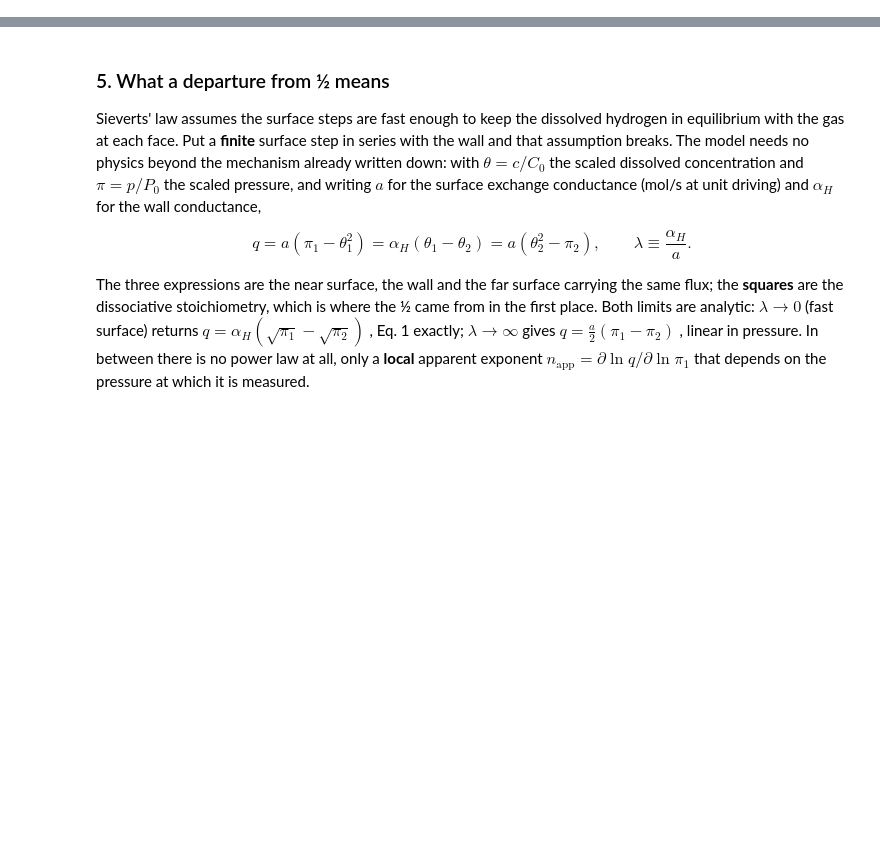
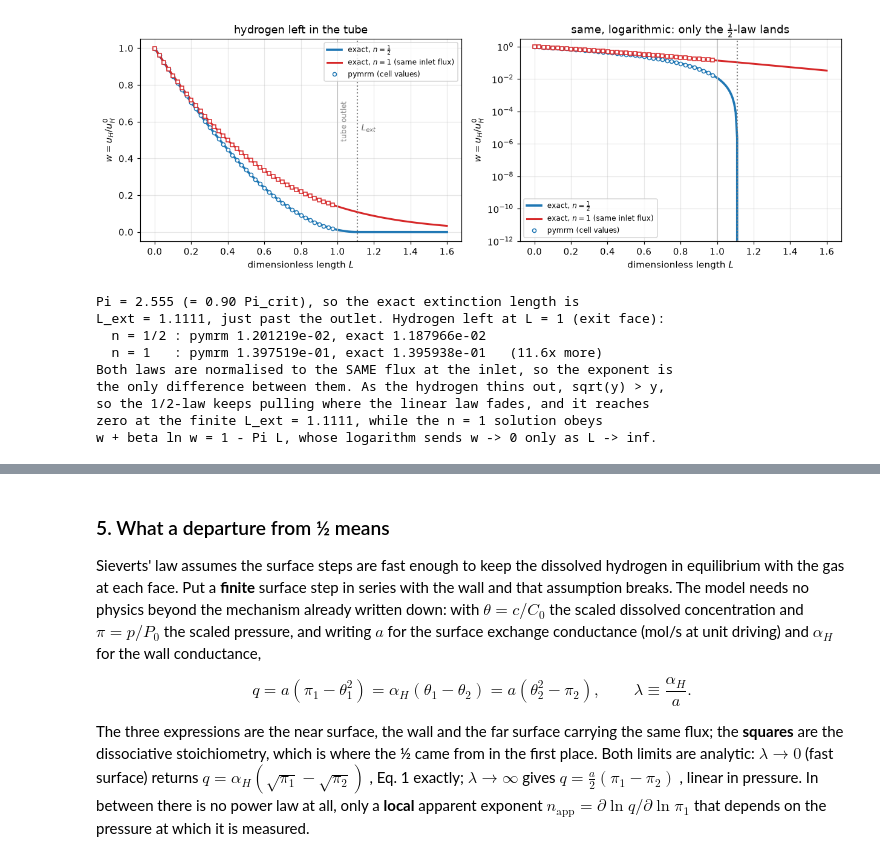
Before and after one commit to computational-chemical-engineering/pymrm-gallery, a Jupyter notebook: pages/H1.1-sieverts-permeation/index.ipynb, the cells around one changed output, grey strips where cells are left out. Cells and saved outputs as stored; diff of their text form; code cells hidden in the pictures; blank space fills up the shorter version.

```diff
--- a/pages/H1.1-sieverts-permeation/index.ipynb
+++ b/pages/H1.1-sieverts-permeation/index.ipynb
@@ -1053,0 +538,10 @@ why the flat start loses it: the extinction tail, from the march at Itoh's Pi
+# %%
+NEWTON_ITERS = []   # Newton iterations of every channel solve on the page that converged
+
+
+def channel(Pi, beta=None, **kw):
+    """A Permeator solved in s from the flat state; raises when Newton does not converge."""
+    p = Permeator(Pi, BETA if beta is None else beta, **kw)
+    p.solve()
+    NEWTON_ITERS.append(p.result.nit)
+    return p
@@ -1053,0 +660,62 @@ why the flat start loses it: the extinction tail, from the march at Itoh's Pi
+# %%
+# --- profiles: the finite extinction of a 1/2-law vs the tail of a 1-law ----
+# Compared at equal flux AT THE INLET, so the exponent is the only difference:
+#   alpha_n y0^n = alpha_H y0^(1/2)   =>   Pi_n = Pi y0^(1/2 - n)
+Y0 = 1.0 / (1.0 + BETA)
+PI_DEMO = 0.90 * PI_CRIT                     # L_ext = 1.111: just past the outlet
+
+
+def demo_profiles(pi_lin=None):
+    """Outlet hydrogen of the 1/2-law and the equal-inlet-flux 1-law channels."""
+    pi_lin = PI_DEMO * Y0 ** (0.5 - 1.0) if pi_lin is None else pi_lin
+    p_half = channel(PI_DEMO, n=N_EXP, n_z=1600)
+    p_lin = channel(pi_lin, n=1.0, n_z=1600)
+    return p_half, p_lin, pi_lin
+
+
+p_half, p_lin, PI_LIN = demo_profiles()
+Lg = np.linspace(0.0, 1.6, 200)
+ex_half, ex_lin = exact_half(Lg, BETA, PI_DEMO), exact_lin(Lg, BETA, PI_LIN)
+L_EXT_DEMO = G_half(1.0, BETA) / PI_DEMO
+
+fig, ax = plt.subplots(1, 2, figsize=(11.4, 4.0))
+for a, logy in zip(ax, (False, True)):
+    a.plot(Lg, ex_half, lw=2.4, color="tab:blue", label=r"exact, $n=\frac{1}{2}$")
+    a.plot(Lg, ex_lin, lw=2.0, color="tab:red", label="exact, $n=1$ (same inlet flux)")
+    a.plot(p_half.z_c[::40], p_half.w.ravel()[::40], "o", ms=4, color="tab:blue",
+           mfc="w", label="pymrm (cell values)")
+    a.plot(p_lin.z_c[::40], p_lin.w.ravel()[::40], "s", ms=4, color="tab:red", mfc="w")
+    a.axvline(L_EXT_DEMO, color="0.5", ls=":", lw=1.4)
+    a.axvline(1.0, color="0.75", lw=1.0)
+    a.set(xlabel="dimensionless length $L$", ylabel="$w = u_H/u_H^0$")
+    if logy:
+        a.set_yscale("log"); a.set_ylim(1e-12, 3)
+        a.set_title(r"same, logarithmic: only the $\frac{1}{2}$-law lands")
+    else:
+        a.set_title("hydrogen left in the tube")
+    a.legend(fontsize=8)
+ax[0].text(L_EXT_DEMO + 0.02, 0.55, "$L_{ext}$", fontsize=9, color="0.4")
+ax[0].text(1.015, 0.5, "tube outlet", fontsize=8, color="0.55", rotation=90)
+fig.tight_layout(); plt.show()
+W_HALF_OUT, W_LIN_OUT = p_half.outlet_value(), p_lin.outlet_value()
+print(f"Pi = {PI_DEMO:.3f} (= 0.90 Pi_crit), so the exact extinction length is")
+print(f"L_ext = {L_EXT_DEMO:.4f}, just past the outlet. Hydrogen left at L = 1 (exit face):")
+print(f"  n = 1/2 : pymrm {W_HALF_OUT:.6e}, exact {exact_half(1.0, BETA, PI_DEMO)[0]:.6e}")
+print(f"  n = 1   : pymrm {W_LIN_OUT:.6e}, exact {exact_lin(1.0, BETA, PI_LIN)[0]:.6e}"
+      f"   ({W_LIN_OUT / W_HALF_OUT:.1f}x more)")
+print("Both laws are normalised to the SAME flux at the inlet, so the exponent is")
+print("the only difference between them. As the hydrogen thins out, sqrt(y) > y,")
+print("so the 1/2-law keeps pulling where the linear law fades, and it reaches")
+print(f"zero at the finite L_ext = {L_EXT_DEMO:.4f}, while the n = 1 solution obeys")
+print("w + beta ln w = 1 - Pi L, whose logarithm sends w -> 0 only as L -> inf.")
+# %% [output]
+[figure, added]
+Pi = 2.555 (= 0.90 Pi_crit), so the exact extinction length is
+L_ext = 1.1111, just past the outlet. Hydrogen left at L = 1 (exit face):
+  n = 1/2 : pymrm 1.201219e-02, exact 1.187966e-02
+  n = 1   : pymrm 1.397519e-01, exact 1.395938e-01   (11.6x more)
+Both laws are normalised to the SAME flux at the inlet, so the exponent is
+the only difference between them. As the hydrogen thins out, sqrt(y) > y,
+so the 1/2-law keeps pulling where the linear law fades, and it reaches
+zero at the finite L_ext = 1.1111, while the n = 1 solution obeys
+w + beta ln w = 1 - Pi L, whose logarithm sends w -> 0 only as L -> inf.
```
Also changed, not shown: parts of 64 cells of this notebook, 9 other files.
